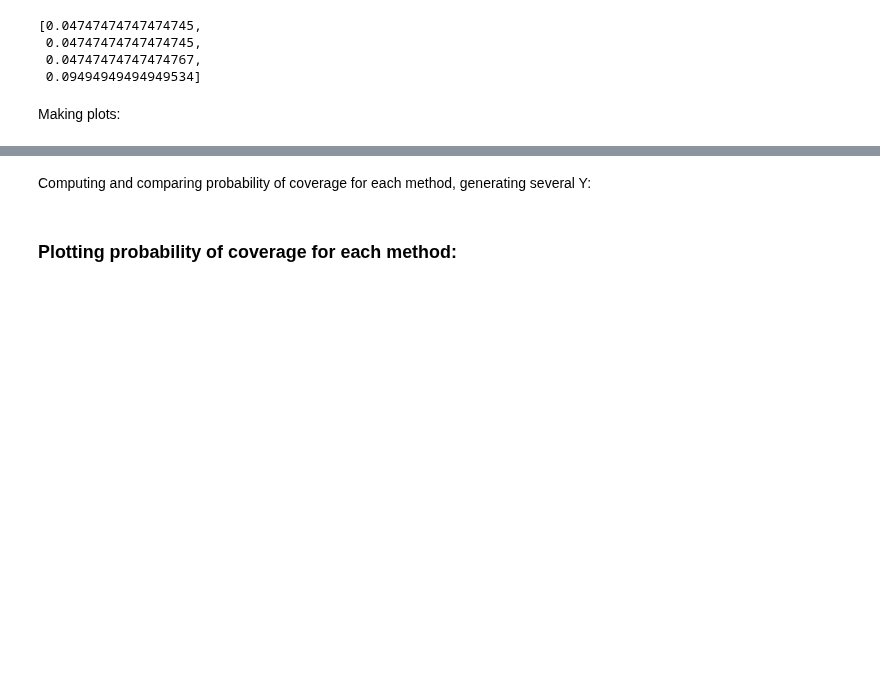
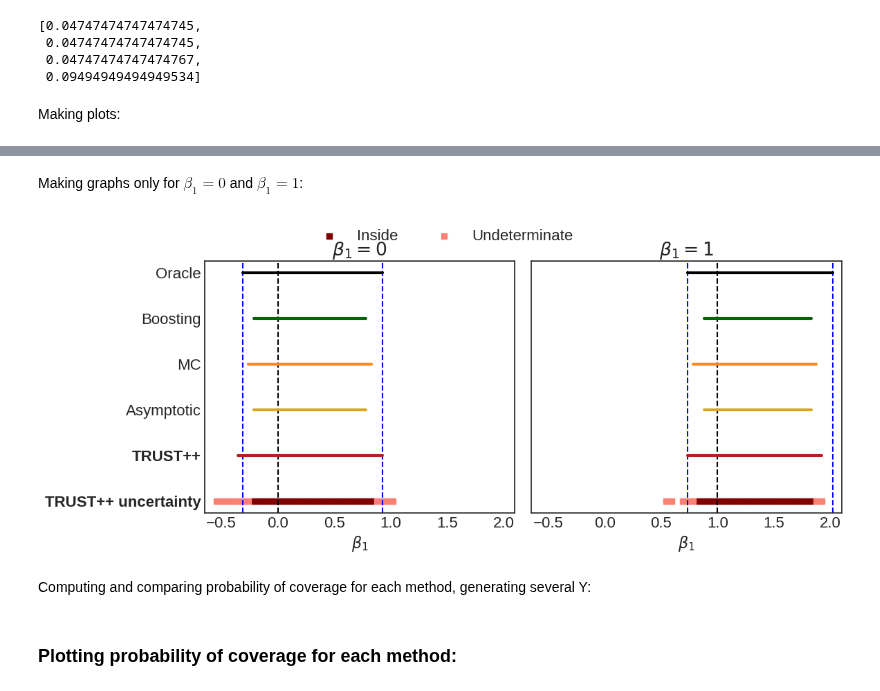
Before and after one commit to Monoxido45/CSI, a Jupyter notebook: experiments/nuissance_test.ipynb, the cells around one changed output, grey strips where cells are left out. Saved outputs shown, nothing was run; the diff lists cells and outputs as text; code cells hidden in the pictures; blank space fills up the shorter version.

```diff
--- a/experiments/nuissance_test.ipynb
+++ b/experiments/nuissance_test.ipynb
@@ -2282,3 +2285,72 @@ fig.savefig("figures/confidence_intervals_GLM_beta_1.pdf", format="pdf")
+# %% [markdown]
+Making graphs only for $\beta_1 = 0$ and $\beta_1 = 1$:
+# %%
+plt.style.use("seaborn-v0_8-white")
+fig, axs = plt.subplots(1, 2, figsize=(12, 5))  # 2 rows, 2 columns
+idxs = [0, 3]
+
+# Flatten the axs array for easier iteration
+axs = axs.flatten()
+values_list  = [0, 1]
+oracle_inf = [np.min(oracle_conf_list[i]) for i in range(
+    len(oracle_conf_list))]
+oracle_sup = [np.max(oracle_conf_list[i]) for i in range(
+    len(oracle_conf_list))]
+
+j = 0
+# Plot all methods in each subplot
+for i, ax in enumerate(axs):
+
+    # adding TRUST++ uncertainty
+    for label, conf, color in uncertainty_list:
+        # selecting i-th entry of conf list
+        conf_value = conf[idxs[i]]
+        x = np.repeat(np.array(["TRUST++ uncertainty"]), conf_value.shape[0])
+        ax.scatter(conf_value, x, label=label, color=color, marker = ',', )
+
+    for label, conf, color in methods:
+        # selecting i-th entry of conf list
+        conf_value = conf[idxs[i]]
+        x = np.repeat(np.array([label]), conf_value.shape[0])
+        ax.errorbar(conf_value, x, label=label, color=color, lw = 3, )
+
+    ax.axvline(x = values_list[j], linestyle = "dashed",
+               color = "black")
+
+    ax.axvline(x = oracle_inf[idxs[j]], linestyle = "dashed",
+               color = "blue")
+
+    ax.axvline(x = oracle_sup[idxs[j]], linestyle = "dashed",
+               color = "blue")
+    ax.set_title(rf"$\beta_1 = {values_list[j]}$")
+    ax.set_xlabel(r"$\beta_1$")
+    ax.set_xlim(-0.65, 2.1)
+    j += 1
+
+# Add a legend outside of the panels
+handles, labels = axs[0].get_legend_handles_labels()
+label_idx = [0, 1]
+handles_used = [handles[i] for i in label_idx]
+labels_used = [labels[i] for i in label_idx]
+plt.rcParams.update({'font.size': 16})
+# selecting only the first three labels
+fig.legend(
+    handles_used,
+    labels_used,
+    loc='upper center',
+    bbox_to_anchor=(0.5, 1.025),
+    ncol=2
+    )
+axs[1].yaxis.set_ticks([])
+for idx in [0, 1]:
+            axs[0].get_yticklabels()[idx].set_fontweight("bold")
+plt.tight_layout()
+plt.show()
+fig.savefig("figures/confidence_intervals_GLM_beta_1_small.pdf",
+            format="pdf",
+            bbox_inches='tight')
+# %% [output]
+[figure, added]
 # %% [markdown]
 Computing and comparing probability of coverage for each method, generating several Y:
 # %%
```
Also changed, not shown: parts of 10 cells of this notebook, 2 other files.
